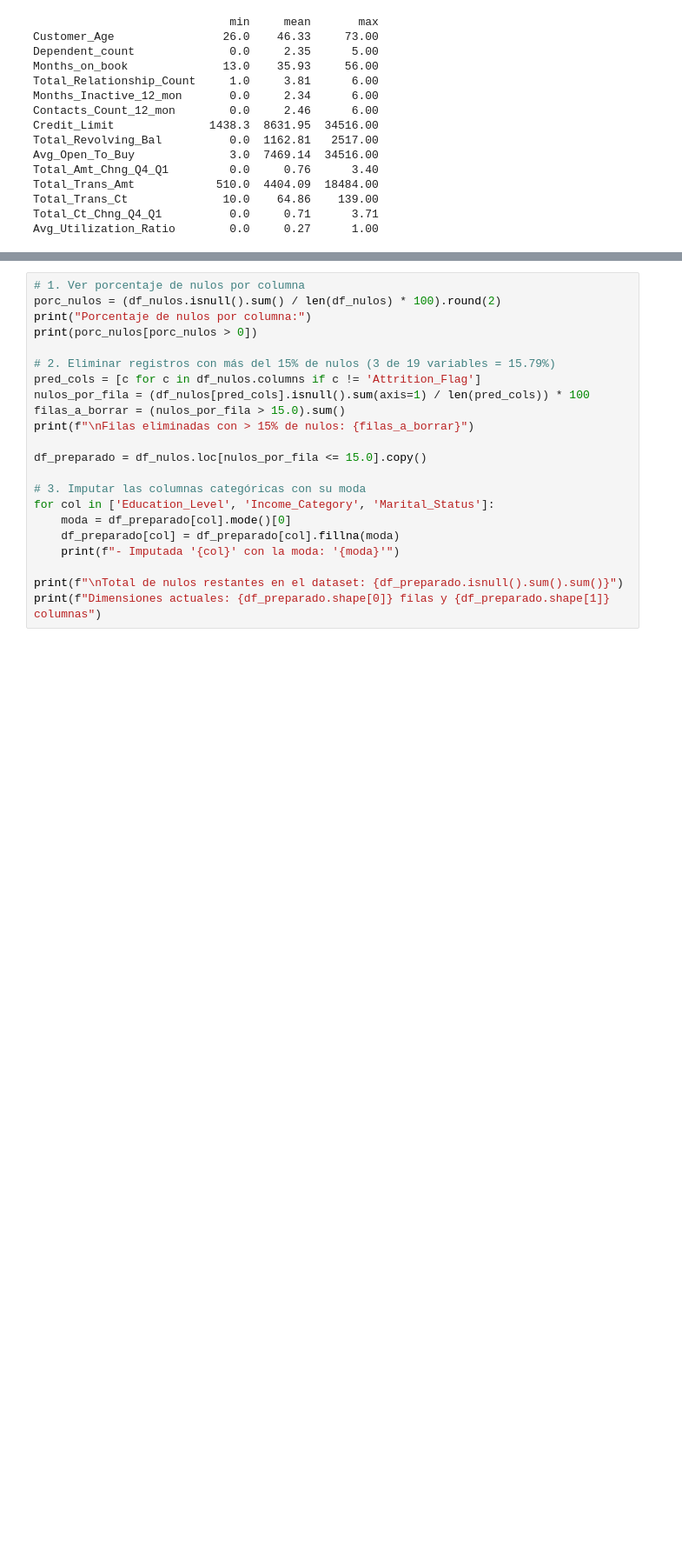
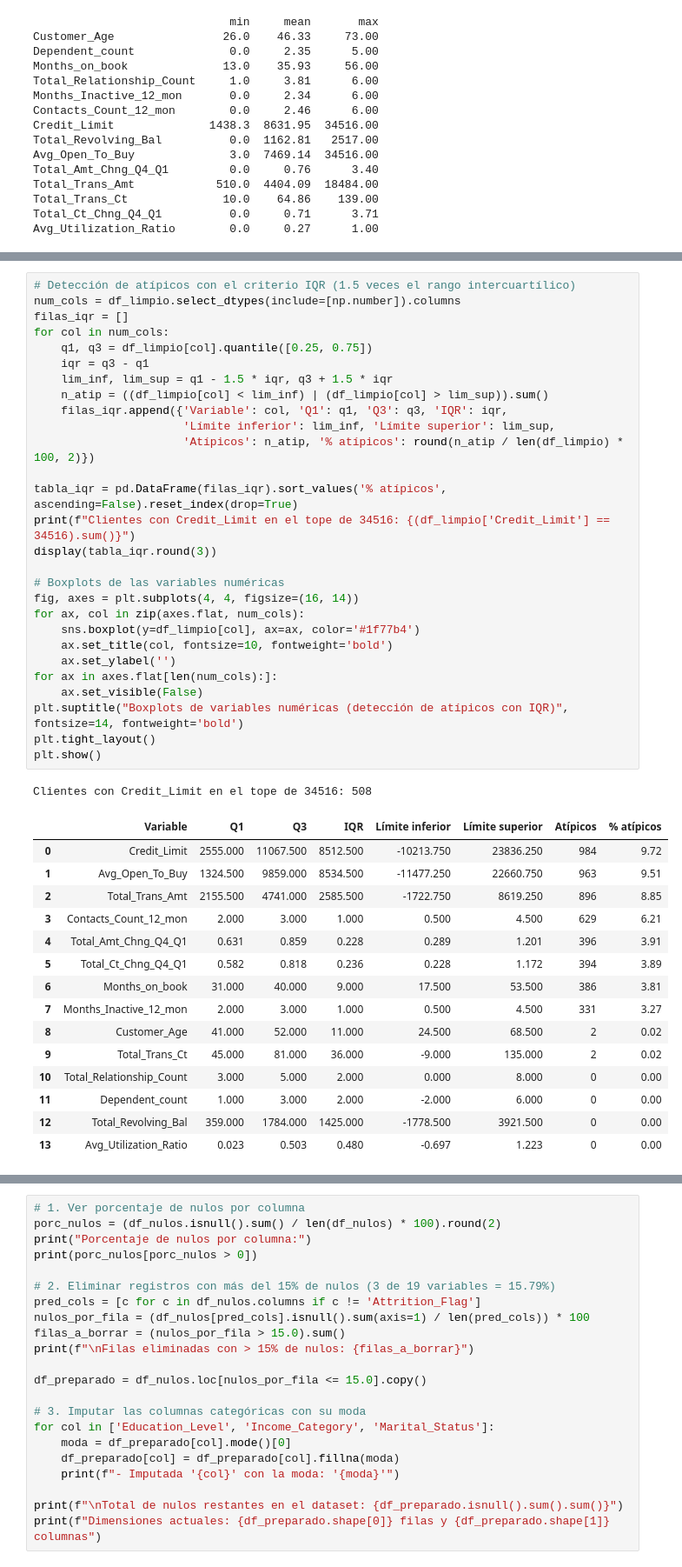
Before and after one commit to dani1309/Clasificacion-de-dataos, a Jupyter notebook: Credit card Chum/01_Preparacion_de_Datos.ipynb, the cells around one changed output, grey strips where cells are left out. Shown at 87% size. Cells and saved outputs as stored; diff of their text form; blank space fills up the shorter version.

```diff
--- a/Credit card Chum/01_Preparacion_de_Datos.ipynb
+++ b/Credit card Chum/01_Preparacion_de_Datos.ipynb
@@ -114,0 +183,45 @@ Avg_Utilization_Ratio        0.0     0.27      1.00
+# %%
+# Detección de atípicos con el criterio IQR (1.5 veces el rango intercuartílico)
+num_cols = df_limpio.select_dtypes(include=[np.number]).columns
+filas_iqr = []
+for col in num_cols:
+    q1, q3 = df_limpio[col].quantile([0.25, 0.75])
+    iqr = q3 - q1
+    lim_inf, lim_sup = q1 - 1.5 * iqr, q3 + 1.5 * iqr
+    n_atip = ((df_limpio[col] < lim_inf) | (df_limpio[col] > lim_sup)).sum()
+    filas_iqr.append({'Variable': col, 'Q1': q1, 'Q3': q3, 'IQR': iqr,
+                      'Límite inferior': lim_inf, 'Límite superior': lim_sup,
+                      'Atípicos': n_atip, '% atípicos': round(n_atip / len(df_limpio) * 100, 2)})
+
+tabla_iqr = pd.DataFrame(filas_iqr).sort_values('% atípicos', ascending=False).reset_index(drop=True)
+print(f"Clientes con Credit_Limit en el tope de 34516: {(df_limpio['Credit_Limit'] == 34516).sum()}")
+display(tabla_iqr.round(3))
+
+# Boxplots de las variables numéricas
+fig, axes = plt.subplots(4, 4, figsize=(16, 14))
+for ax, col in zip(axes.flat, num_cols):
+    sns.boxplot(y=df_limpio[col], ax=ax, color='#1f77b4')
+    ax.set_title(col, fontsize=10, fontweight='bold')
+    ax.set_ylabel('')
+for ax in axes.flat[len(num_cols):]:
+    ax.set_visible(False)
+plt.suptitle("Boxplots de variables numéricas (detección de atípicos con IQR)", fontsize=14, fontweight='bold')
+plt.tight_layout()
+plt.show()
+# %% [output]
+Clientes con Credit_Limit en el tope de 34516: 508
+|  | Variable | Q1 | Q3 | IQR | Límite inferior | Límite superior | Atípicos | % atípicos |
+| 0 | Credit_Limit | 2555.000 | 11067.500 | 8512.500 | -10213.750 | 23836.250 | 984 | 9.72 |
+| 1 | Avg_Open_To_Buy | 1324.500 | 9859.000 | 8534.500 | -11477.250 | 22660.750 | 963 | 9.51 |
+| 2 | Total_Trans_Amt | 2155.500 | 4741.000 | 2585.500 | -1722.750 | 8619.250 | 896 | 8.85 |
+| 3 | Contacts_Count_12_mon | 2.000 | 3.000 | 1.000 | 0.500 | 4.500 | 629 | 6.21 |
+| 4 | Total_Amt_Chng_Q4_Q1 | 0.631 | 0.859 | 0.228 | 0.289 | 1.201 | 396 | 3.91 |
+| 5 | Total_Ct_Chng_Q4_Q1 | 0.582 | 0.818 | 0.236 | 0.228 | 1.172 | 394 | 3.89 |
+| 6 | Months_on_book | 31.000 | 40.000 | 9.000 | 17.500 | 53.500 | 386 | 3.81 |
+| 7 | Months_Inactive_12_mon | 2.000 | 3.000 | 1.000 | 0.500 | 4.500 | 331 | 3.27 |
+| 8 | Customer_Age | 41.000 | 52.000 | 11.000 | 24.500 | 68.500 | 2 | 0.02 |
+| 9 | Total_Trans_Ct | 45.000 | 81.000 | 36.000 | -9.000 | 135.000 | 2 | 0.02 |
+| 10 | Total_Relationship_Count | 3.000 | 5.000 | 2.000 | 0.000 | 8.000 | 0 | 0.00 |
+| 11 | Dependent_count | 1.000 | 3.000 | 2.000 | -2.000 | 6.000 | 0 | 0.00 |
+| 12 | Total_Revolving_Bal | 359.000 | 1784.000 | 1425.000 | -1778.500 | 3921.500 | 0 | 0.00 |
+| 13 | Avg_Utilization_Ratio | 0.023 | 0.503 | 0.480 | -0.697 | 1.223 | 0 | 0.00 |
```
Also changed, not shown: parts of 10 cells of this notebook, 2 other files.
